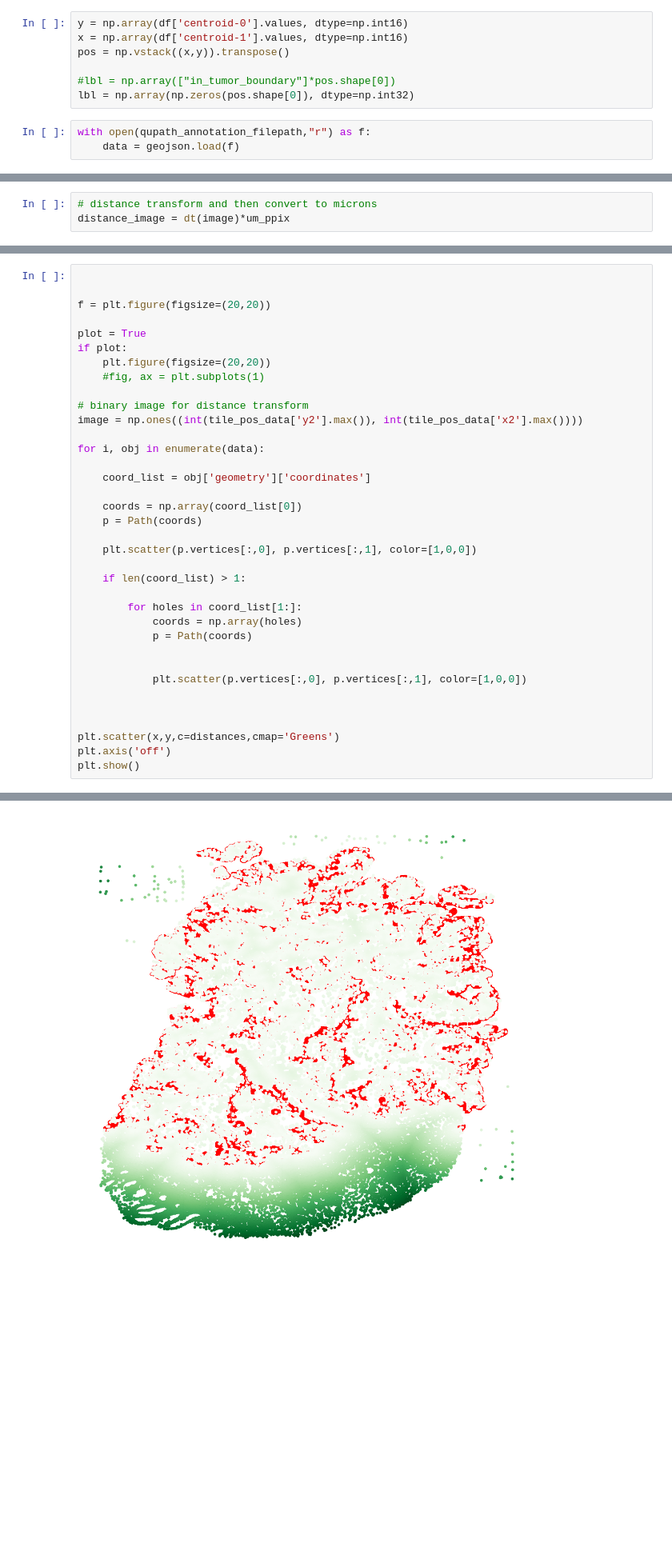
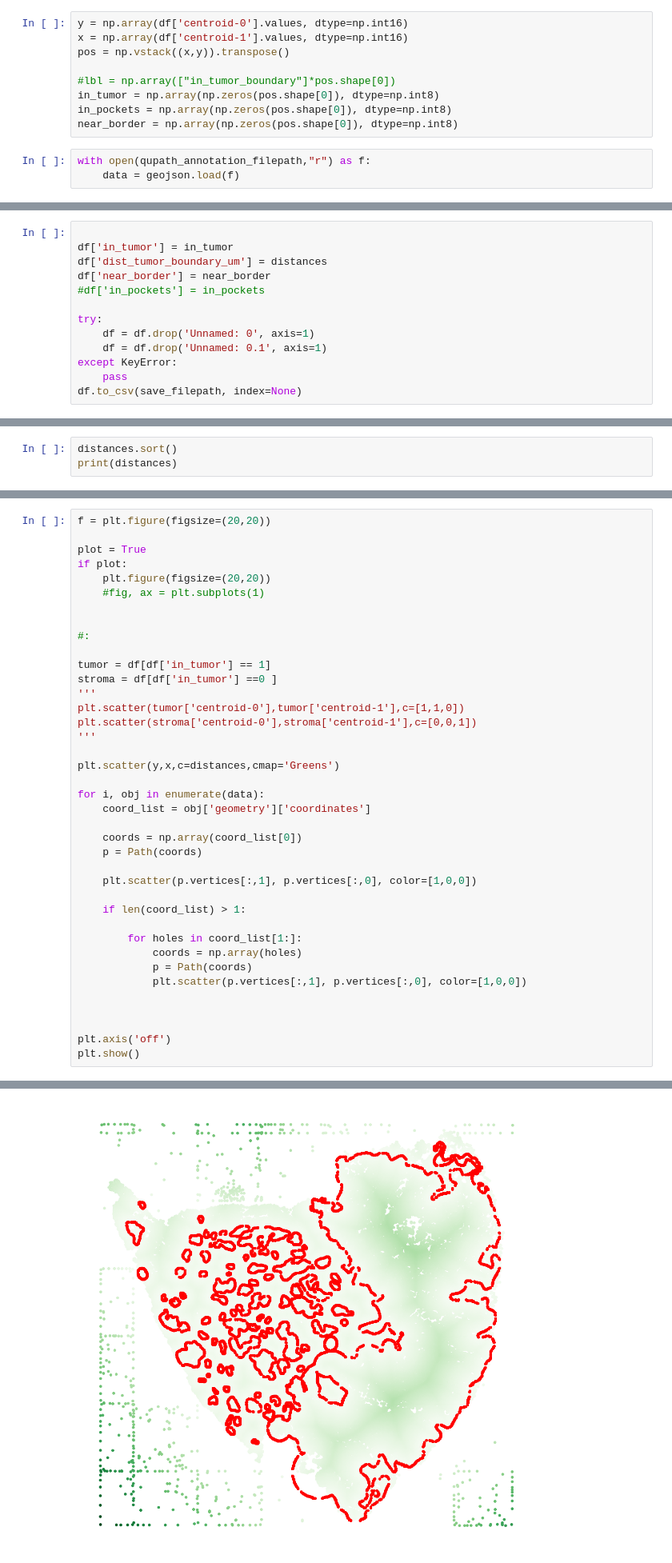
Before and after one commit to awedwards/IPI_analysis_scripts, a Jupyter notebook: match_cells_to_tumor.ipynb, the cells around one changed output, grey strips where cells are left out. Shown at 80% size. Drawn from its saved outputs; the diff is of its cells as text; blank space fills up the shorter version.

```diff
--- a/match_cells_to_tumor.ipynb
+++ b/match_cells_to_tumor.ipynb
@@ -27,7 +34,9 @@ x = np.array(df['centroid-1'].values, dtype=np.int16)
 pos = np.vstack((x,y)).transpose()
 
 #lbl = np.array(["in_tumor_boundary"]*pos.shape[0])
-lbl = np.array(np.zeros(pos.shape[0]), dtype=np.int32)
+in_tumor = np.array(np.zeros(pos.shape[0]), dtype=np.int8)
+in_pockets = np.array(np.zeros(pos.shape[0]), dtype=np.int8)
+near_border = np.array(np.zeros(pos.shape[0]), dtype=np.int8)
 # %%
 with open(qupath_annotation_filepath,"r") as f:
     data = geojson.load(f)
@@ -81,3 +78,13 @@ if plot:
 # %%
-# distance transform and then convert to microns
-distance_image = dt(image)*um_ppix
+
+df['in_tumor'] = in_tumor
+df['dist_tumor_boundary_um'] = distances
+df['near_border'] = near_border
+#df['in_pockets'] = in_pockets
+
+try:
+    df = df.drop('Unnamed: 0', axis=1)
+    df = df.drop('Unnamed: 0.1', axis=1)
+except KeyError:
+    pass
+df.to_csv(save_filepath, index=None)
@@ -83,0 +93,3 @@ distance_image = dt(image)*um_ppix
+# %%
+distances.sort()
+print(distances)
@@ -84,39 +99,42 @@ distance_image = dt(image)*um_ppix
 # %%
-
-
 f = plt.figure(figsize=(20,20))
 
 plot = True
 if plot:
     plt.figure(figsize=(20,20))
     #fig, ax = plt.subplots(1)
 
-# binary image for distance transform
-image = np.ones((int(tile_pos_data['y2'].max()), int(tile_pos_data['x2'].max())))
+
+#:
+
+tumor = df[df['in_tumor'] == 1]
+stroma = df[df['in_tumor'] ==0 ]
+'''
+plt.scatter(tumor['centroid-0'],tumor['centroid-1'],c=[1,1,0])
+plt.scatter(stroma['centroid-0'],stroma['centroid-1'],c=[0,0,1])
+'''
+
+plt.scatter(y,x,c=distances,cmap='Greens')
 
 for i, obj in enumerate(data):
-
     coord_list = obj['geometry']['coordinates']
 
     coords = np.array(coord_list[0])
     p = Path(coords)
 
-    plt.scatter(p.vertices[:,0], p.vertices[:,1], color=[1,0,0])
+    plt.scatter(p.vertices[:,1], p.vertices[:,0], color=[1,0,0])
 
     if len(coord_list) > 1:
 
         for holes in coord_list[1:]:
             coords = np.array(holes)
             p = Path(coords)
-
-
-            plt.scatter(p.vertices[:,0], p.vertices[:,1], color=[1,0,0])
+            plt.scatter(p.vertices[:,1], p.vertices[:,0], color=[1,0,0])
 
 
 
-plt.scatter(x,y,c=distances,cmap='Greens')
 plt.axis('off')
 plt.show()
 # %% [output]
 <Figure size 1440x1440 with 0 Axes>
-[figure, old version]
+[figure, new version]
```
Also changed, not shown: parts of 8 cells of this notebook, 10 other files.
